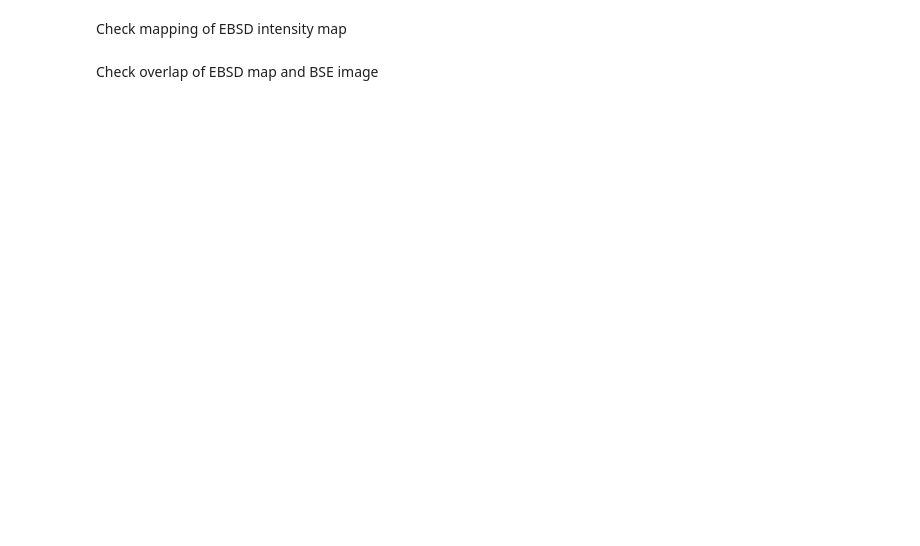
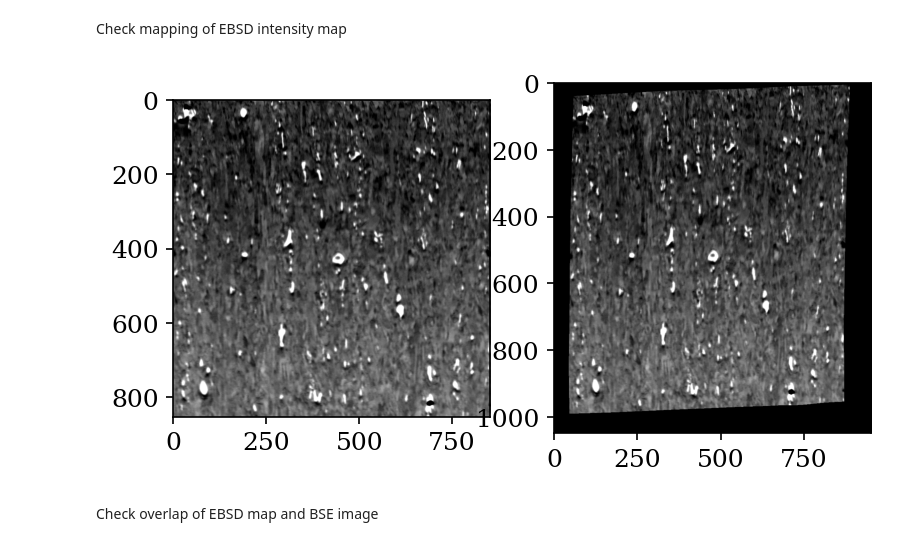
Before and after one commit to hakonanes/correlated-grains-particles-workflow, a Jupyter notebook: notebooks/image_registration.ipynb, the cells around one changed output. Saved outputs shown, nothing was run; the diff lists cells and outputs as text; code cells hidden in the pictures; blank space fills up the shorter version.

Commit message:
Add control points, Smith-Zener plot
Signed-off-by: Håkon Wiik Ånes <hwaanes@gmail.com>

```diff
--- a/notebooks/image_registration.ipynb
+++ b/notebooks/image_registration.ipynb
@@ -3,7 +3,9 @@
 
 Håkon Wiik Ånes (hakon.w.anes@ntnu.no)
 # %%
-%matplotlib qt5
+# Switch to interactive Matplotlib backend (e.g. qt5) for control point determination
+#%matplotlib qt5
+%matplotlib inline
 
 from datetime import date
 import importlib_metadata
@@ -26,22 +28,23 @@ from tqdm import trange
 
 
 # Directories
-dset_no = 1
+dset_no = 3
 dir_data = "/home/hakon/phd/data/p/prover/300c"
 dir_sample = os.path.join(dir_data, str(dset_no))
 dir_bse = os.path.join(dir_sample, "bse")
 dir_kp = os.path.join(dir_sample, "kp")
+dir_suppl = "/home/hakon/phd/artikler_abstract/202104_correlating_ebsd_bse/latex/supplementary/fig"
 
 # Data set specific parameters
 n_cps = {1: 82, 2: 95, 3: 89}
 out_shapes = {1: (1000, 1000), 2: (900, 820), 3: (1050, 950)}
 
 # Matplotlib
-plt.rcParams["font.size"] = 12
-savefig_kw = dict(bbox_inches="tight", pad_inches=0, dpi=300, transparent=True)
+plt.rcParams.update({"font.size": 12, "figure.dpi": 150})
+savefig_kw = dict(bbox_inches="tight", pad_inches=0, transparent=True)
 
 print("Run date: ", date.today())
-print("\nSoftware versions\n------------------")
+print("\nSoftware versions\n-----------------")
 for pkg in [
     "dask",
     "matplotlib",
@@ -102,7 +105,7 @@ Load identified control points
 cpx_ebsd, cpy_ebsd, cpx_bse, cpy_bse = np.loadtxt(
     os.path.join(dir_bse, "cps_300c_cropped2_fused_crop.csv"),
     skiprows=1,
-    max_rows=n_cps[sample],
+    max_rows=n_cps[dset_no],
     usecols=(1, 2, 3, 4),
     delimiter=",",
     unpack=True,
@@ -118,7 +121,7 @@ cp_bse_scaled = cp_bse / (delta["ebsd"] / delta["bse"])
 # %% [markdown]
 Get inverse map (input coordinates in the output image) using `morphops`. We use `dask` to wrap calls to `morphops` to keep memory use low.
 # %%
-out_shape = out_shapes[sample]
+out_shape = out_shapes[dset_no]
 out_size = int(np.prod(out_shape))
 rc_out = np.indices(out_shape, dtype=float).reshape((2, -1)).T
 
@@ -219,9 +224,11 @@ Check mapping of EBSD intensity map
 # %%
 ebsd_correct = map_in_image(ebsd, out_shape, rc_in_2d, rc_out_2d)
 
-#fig, ax = plt.subplots(ncols=2)
-#ax[0].imshow(ebsd, cmap="gray")
-#ax[1].imshow(ebsd_correct, cmap="gray");
+fig, ax = plt.subplots(ncols=2)
+ax[0].imshow(ebsd, cmap="gray")
+ax[1].imshow(ebsd_correct, cmap="gray");
+# %% [output]
+[figure, added]
 # %%
 mask = np.zeros(out_shape, dtype=bool)
 mask[rc_out_2d] = True
```
Also changed, not shown: parts of 19 cells of this notebook, 6 other files.
